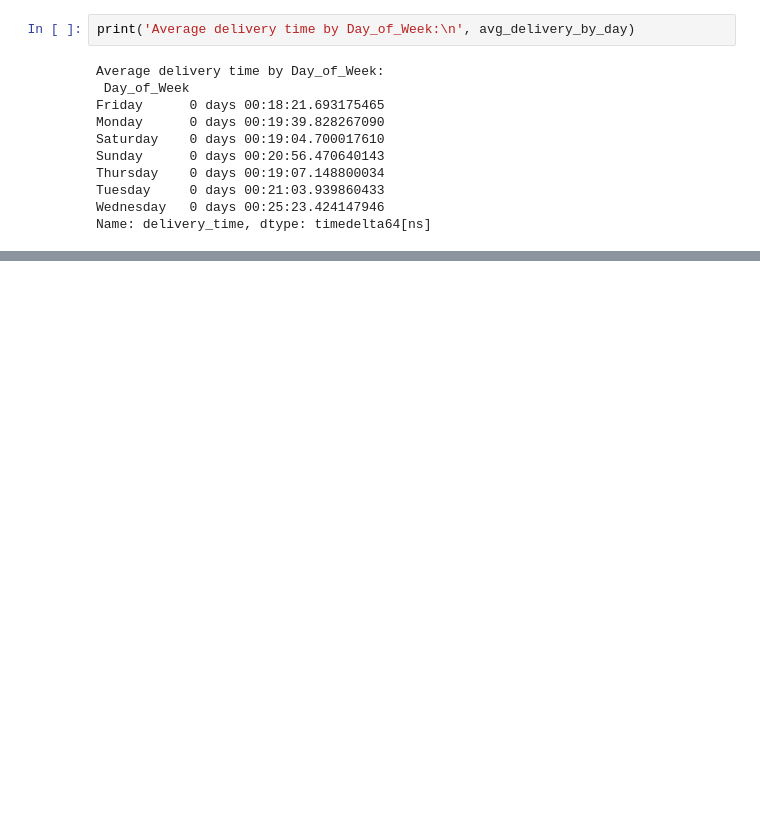
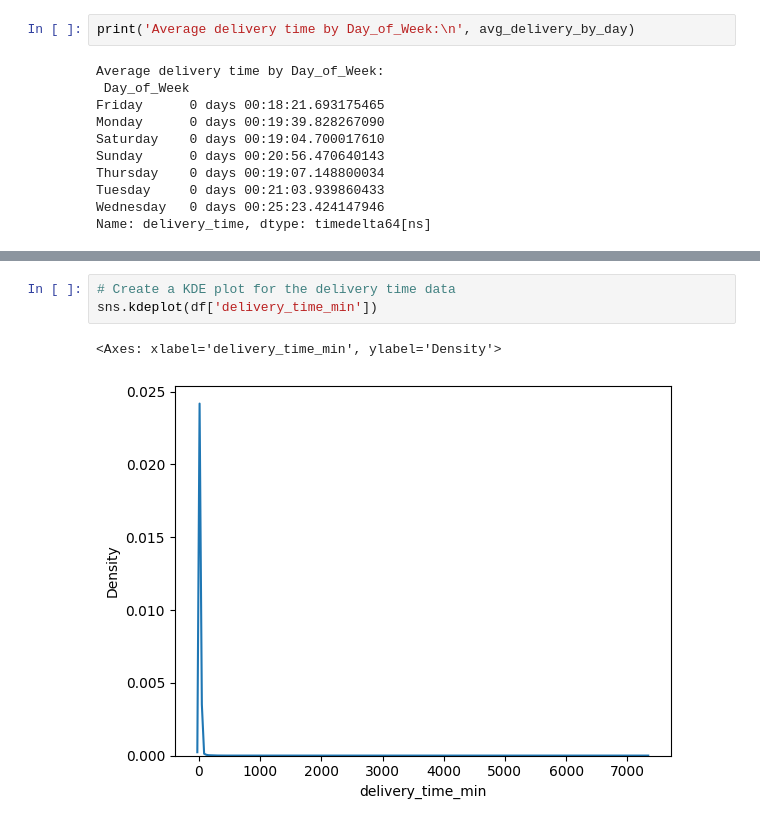
Before and after one commit to AditiRokade/Innomatics_Internship_Tasks, a Jupyter notebook: Task_12/Dominos.ipynb, the cells around one changed output, grey strips where cells are left out. Drawn from its saved outputs; the diff is of its cells as text; blank space fills up the shorter version.

```diff
--- a/Task_12/Dominos.ipynb
+++ b/Task_12/Dominos.ipynb
@@ -293,0 +324,6 @@ KeyError: "['Day of Week'] not in index"
+# %%
+# Create a KDE plot for the delivery time data
+sns.kdeplot(df['delivery_time_min'])
+# %% [output]
+<Axes: xlabel='delivery_time_min', ylabel='Density'>
+[figure, added]
```
Also changed, not shown: parts of 34 cells of this notebook.
